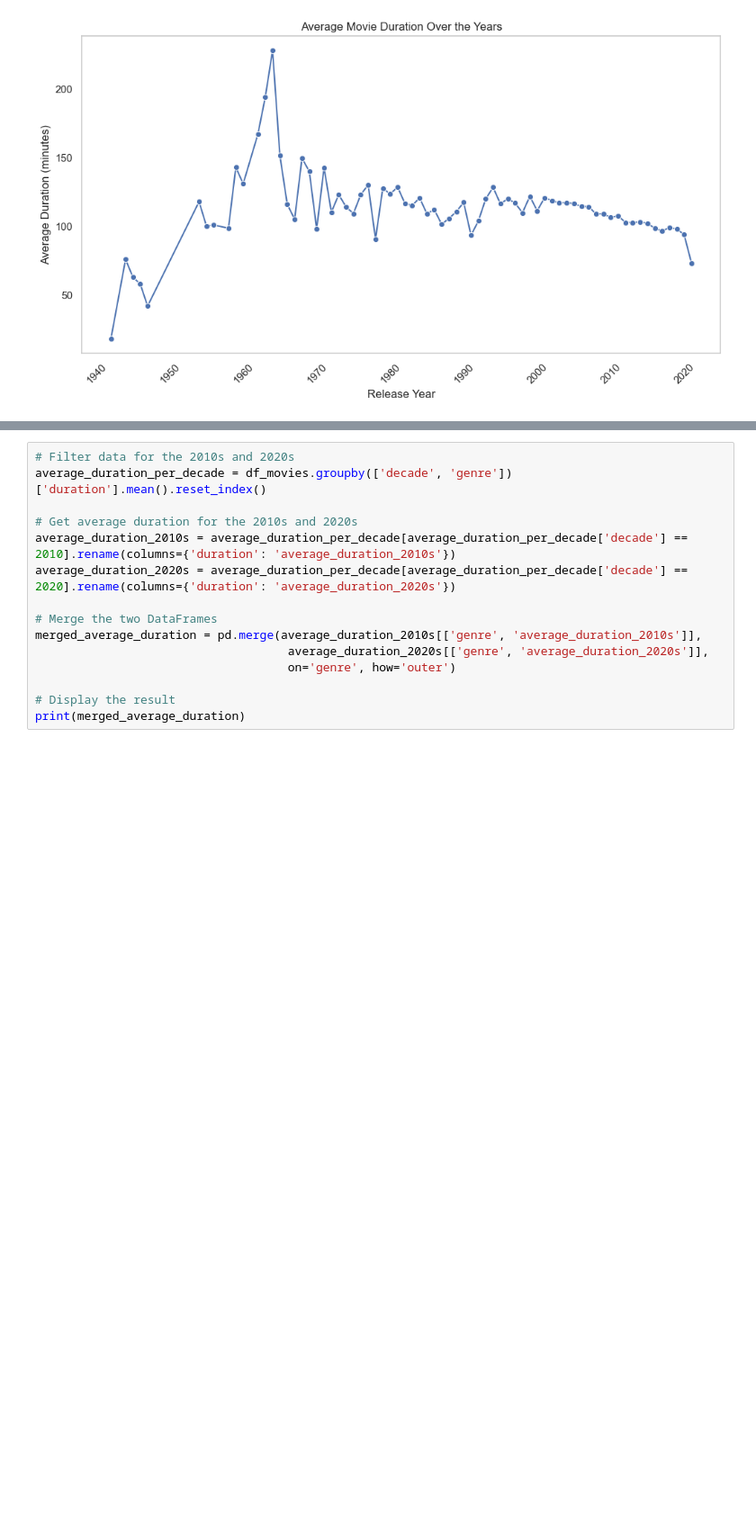
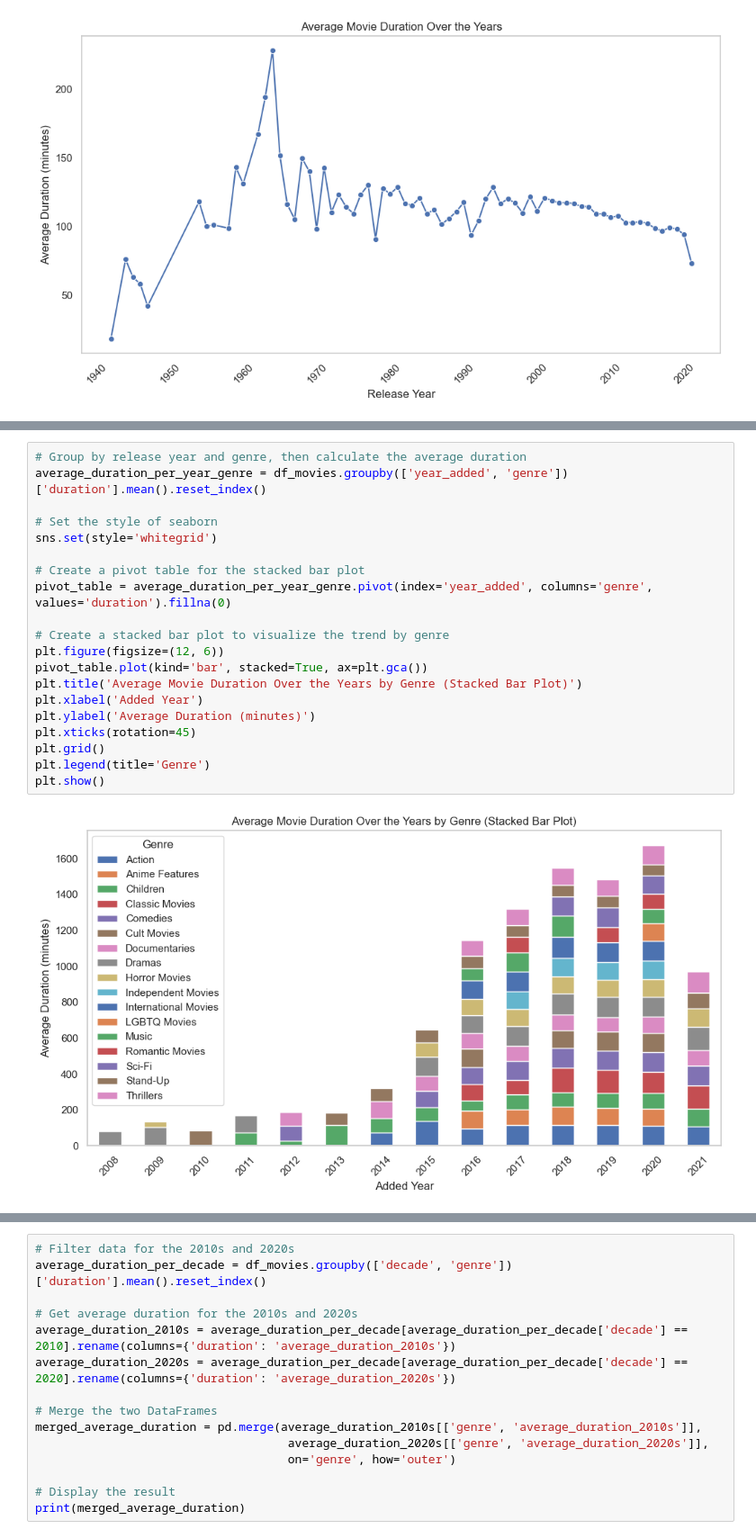
Before and after one commit to shigeokitamura/CICCC_lab, a Jupyter notebook: mini_project_2/main.ipynb, the cells around one changed output, grey strips where cells are left out. Shown at 90% size. Cells and saved outputs as stored; diff of their text form; blank space fills up the shorter version.

```diff
--- a/mini_project_2/main.ipynb
+++ b/mini_project_2/main.ipynb
@@ -290,0 +326,22 @@ plt.show()
+# %%
+# Group by release year and genre, then calculate the average duration
+average_duration_per_year_genre = df_movies.groupby(['year_added', 'genre'])['duration'].mean().reset_index()
+
+# Set the style of seaborn
+sns.set(style='whitegrid')
+
+# Create a pivot table for the stacked bar plot
+pivot_table = average_duration_per_year_genre.pivot(index='year_added', columns='genre', values='duration').fillna(0)
+
+# Create a stacked bar plot to visualize the trend by genre
+plt.figure(figsize=(12, 6))
+pivot_table.plot(kind='bar', stacked=True, ax=plt.gca())
+plt.title('Average Movie Duration Over the Years by Genre (Stacked Bar Plot)')
+plt.xlabel('Added Year')
+plt.ylabel('Average Duration (minutes)')
+plt.xticks(rotation=45)
+plt.grid()
+plt.legend(title='Genre')
+plt.show()
+# %% [output]
+[figure, added]
```
Also changed, not shown: parts of 10 cells of this notebook.
